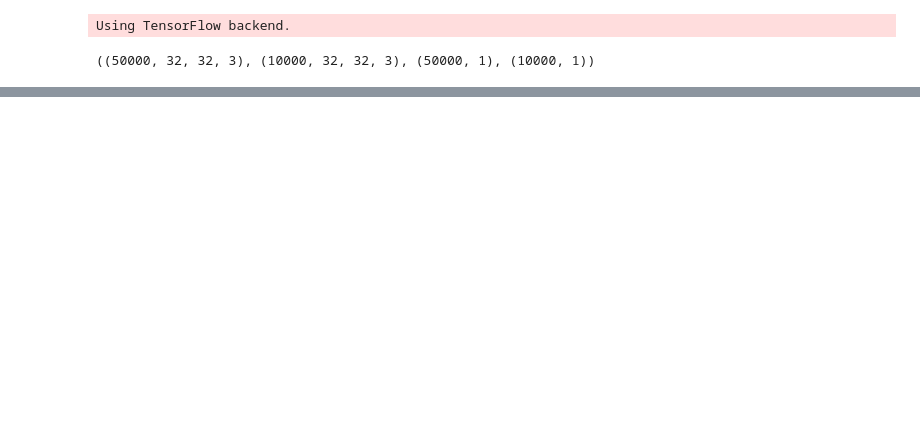
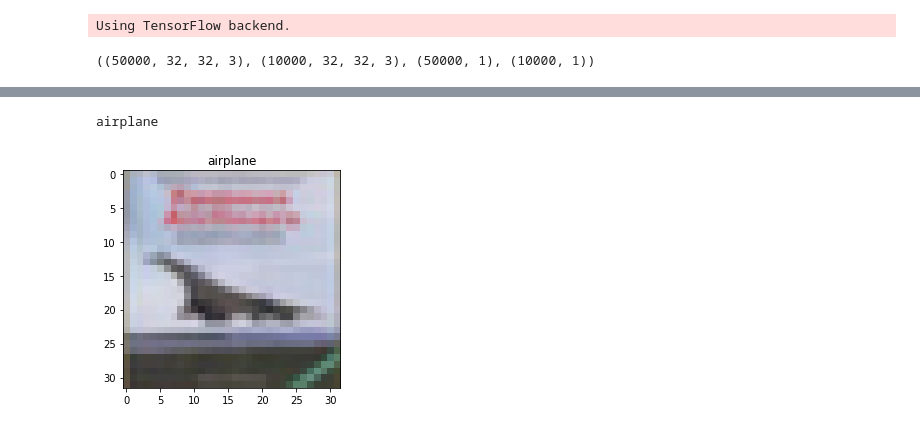
Before and after one commit to guillermohenrion/AI, a Jupyter notebook: Convolutional_Neural_Network.ipynb, the cells around one changed output, grey strips where cells are left out. Drawn from its saved outputs; the diff is of its cells as text; code cells hidden in the pictures; blank space fills up the shorter version.

```diff
--- a/Convolutional_Neural_Network.ipynb
+++ b/Convolutional_Neural_Network.ipynb
@@ -23,8 +23,10 @@ epochs=3
 class_names = ["airplane","automobile","bird","cat","deer","dog","frog","horse","ship","truck"]
 # %%
 model=tf.keras.Sequential()
-model.add(tf.keras.layers.Conv2D(32,kernel_size=(3,3),activation='relu',input_shape=(32,32,1)))
+model.add(tf.keras.layers.Conv2D(32,kernel_size=(3,3),activation='relu',input_shape=(32,32,3)))
 model.add(tf.keras.layers.MaxPooling2D(pool_size=(2,2)))
+model.add(tf.keras.layers.Dropout(0.25))
 model.add(tf.keras.layers.Flatten())
 model.add(tf.keras.layers.Dense(1024,activation='relu'))
+model.add(tf.keras.layers.Dropout(0.5))
 model.add(tf.keras.layers.Dense(10,activation='softmax'))
@@ -33,9 +33,11 @@ model.compile(loss='categorical_crossentropy', optimizer=tf.keras.optimizers.Ada
 # %%
+model.compile(loss='categorical_crossentropy', optimizer=tf.keras.optimizers.Adam(lr=0.001,decay=1e-6), metrics=['accuracy'])
+epochs=10
 #I'm dividing my train and test set by 255, since I want to normalize the value of each pixel (ranging from 0 to 255)
-model.fit(np.resize(x_train, (50000,32,32,1))/255.0,tf.keras.utils.to_categorical(y_train),
+model.fit(x_train/255.0,tf.keras.utils.to_categorical(y_train),
          batch_size=batch_size,
          shuffle=True,
          epochs=epochs,
-         validation_data=(np.resize(x_test, (10000,32,32,1))/255.0,tf.keras.utils.to_categorical(y_test))
+         validation_data=(x_test/255.0,tf.keras.utils.to_categorical(y_test))
          )
 # %% [output]
@@ -42,0 +65,3 @@ Epoch 1/3
+# %%
+predictions=model.predict(x_test/255.0)
+scores = model.evaluate(x_test/255.0, tf.keras.utils.to_categorical(y_test))
@@ -45,3 +74,7 @@ keras.utils.plot_model(model,show_shapes=True)
 # %%
-plt.imshow(x_train[12])
-plt.title(class_names[y_train[12:13][0][0]])
+plt.imshow(x_test[3])
+plt.title(class_names[y_test[3:4][0][0]])
+print(class_names[np.argmax(predictions[3])])
+# %% [output]
+airplane
+[figure, added]
```
Also changed, not shown: parts of 9 cells of this notebook.
